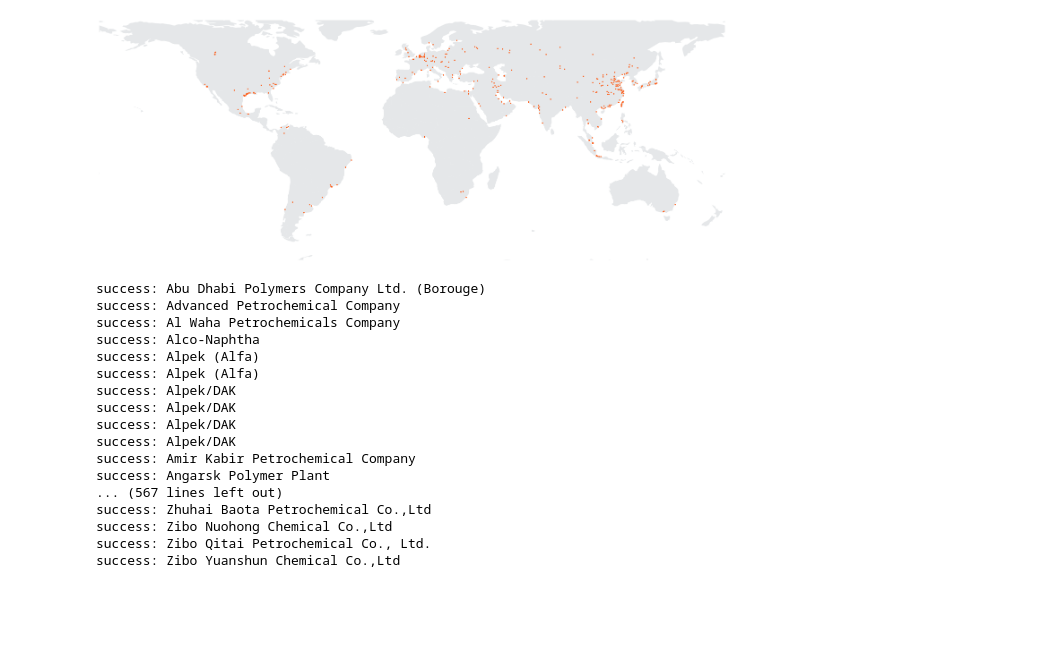
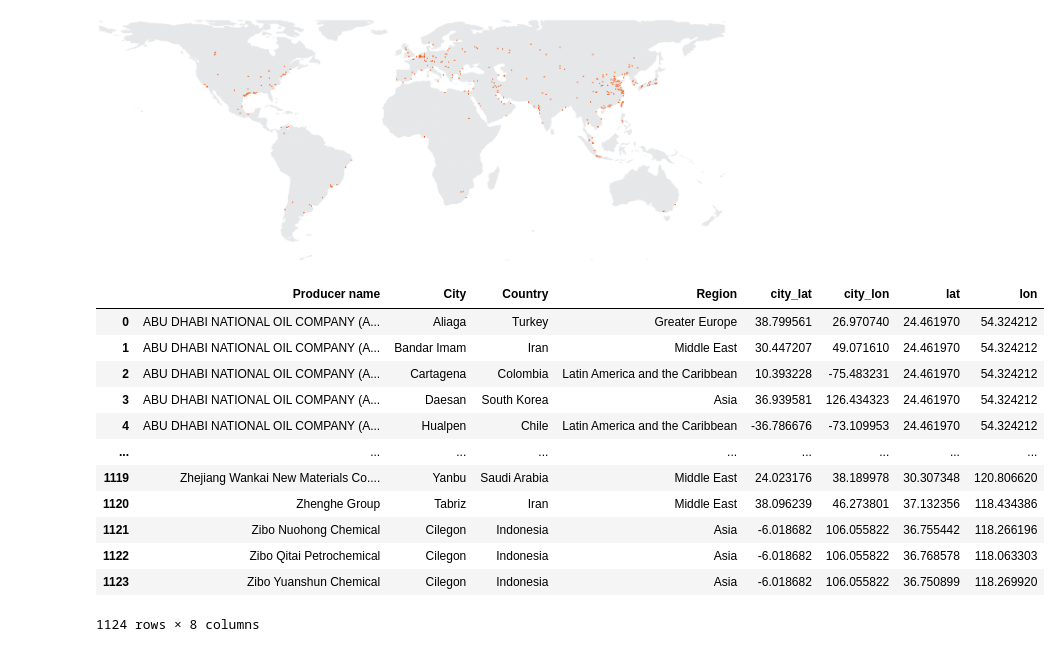
Before and after one commit to earthrise-media/plastic-tracker, a Jupyter notebook: notebooks/geocode_assets.ipynb, the cells around one changed output. Drawn from its saved outputs; the diff is of its cells as text; code cells hidden in the pictures; blank space fills up the shorter version.

```diff
--- a/notebooks/geocode_assets.ipynb
+++ b/notebooks/geocode_assets.ipynb
@@ -95,25 +118,7 @@ plt.savefig('../imgs/cities.png', transparent=True)
 [figure]
 # %%
 asset_geo = asset_df.merge(fullcoords_df, how="left", on=["City", "Country", "Region"])
-asset_geo = asset_geo[["Operator", "City", "Country", "Region", "lat", "lon"]]
-operator_df = asset_geo.groupby(["Operator", "City", "Country", "Region"]).mean().reset_index()
-operator_df.columns = ["Operator", "City", "Country", "Region", "city_lat", "city_lon"]
-operator_coords = operator_df.apply(lambda x: assetGeocoder(x["Operator"], x["city_lat"], x["city_lon"]), axis=1)
+asset_geo = asset_geo[["Producer name", "City", "Country", "Region", "lat", "lon"]]
+operator_df = asset_geo.groupby(["Producer name", "City", "Country", "Region"]).mean().reset_index()
+operator_df.columns = ["Producer name", "City", "Country", "Region", "city_lat", "city_lon"]
+operator_coords = operator_df.apply(lambda x: assetGeocoder(x["Producer name"], x["city_lat"], x["city_lon"]), axis=1)
-# %% [output]
-success: Abu Dhabi Polymers Company Ltd. (Borouge)
-success: Advanced Petrochemical Company
-success: Al Waha Petrochemicals Company
-success: Alco-Naphtha
-success: Alpek (Alfa)
-success: Alpek (Alfa)
-success: Alpek/DAK
-success: Alpek/DAK
-success: Alpek/DAK
-success: Alpek/DAK
-success: Amir Kabir Petrochemical Company
-success: Angarsk Polymer Plant
-... (567 lines left out)
-success: Zhuhai Baota Petrochemical Co.,Ltd
-success: Zibo Nuohong Chemical Co.,Ltd
-success: Zibo Qitai Petrochemical Co., Ltd.
-success: Zibo Yuanshun Chemical Co.,Ltd
@@ -120,2 +128,18 @@ success: Zibo Yuanshun Chemical Co.,Ltd
+# %%
+full_operator_coords
+# %% [output]
+|  | Producer name | City | Country | Region | city_lat | city_lon | lat | lon |
+| 0 | ABU DHABI NATIONAL OIL COMPANY (A... | Aliaga | Turkey | Greater Europe | 38.799561 | 26.970740 | 24.461970 | 54.324212 |
+| 1 | ABU DHABI NATIONAL OIL COMPANY (A... | Bandar Imam | Iran | Middle East | 30.447207 | 49.071610 | 24.461970 | 54.324212 |
+| 2 | ABU DHABI NATIONAL OIL COMPANY (A... | Cartagena | Colombia | Latin America and the Caribbean | 10.393228 | -75.483231 | 24.461970 | 54.324212 |
+| 3 | ABU DHABI NATIONAL OIL COMPANY (A... | Daesan | South Korea | Asia | 36.939581 | 126.434323 | 24.461970 | 54.324212 |
+| 4 | ABU DHABI NATIONAL OIL COMPANY (A... | Hualpen | Chile | Latin America and the Caribbean | -36.786676 | -73.109953 | 24.461970 | 54.324212 |
+| ... | ... | ... | ... | ... | ... | ... | ... | ... |
+| 1119 | Zhejiang Wankai New Materials Co.... | Yanbu | Saudi Arabia | Middle East | 24.023176 | 38.189978 | 30.307348 | 120.806620 |
+| 1120 | Zhenghe Group | Tabriz | Iran | Middle East | 38.096239 | 46.273801 | 37.132356 | 118.434386 |
+| 1121 | Zibo Nuohong Chemical | Cilegon | Indonesia | Asia | -6.018682 | 106.055822 | 36.755442 | 118.266196 |
+| 1122 | Zibo Qitai Petrochemical | Cilegon | Indonesia | Asia | -6.018682 | 106.055822 | 36.768578 | 118.063303 |
+| 1123 | Zibo Yuanshun Chemical | Cilegon | Indonesia | Asia | -6.018682 | 106.055822 | 36.750899 | 118.269920 |
+1124 rows × 8 columns
 # %%
 # full_operator_coords = pd.concat([operator_df, operator_coords], axis=1)
```
Also changed, not shown: parts of 6 cells of this notebook, 9 other files.
